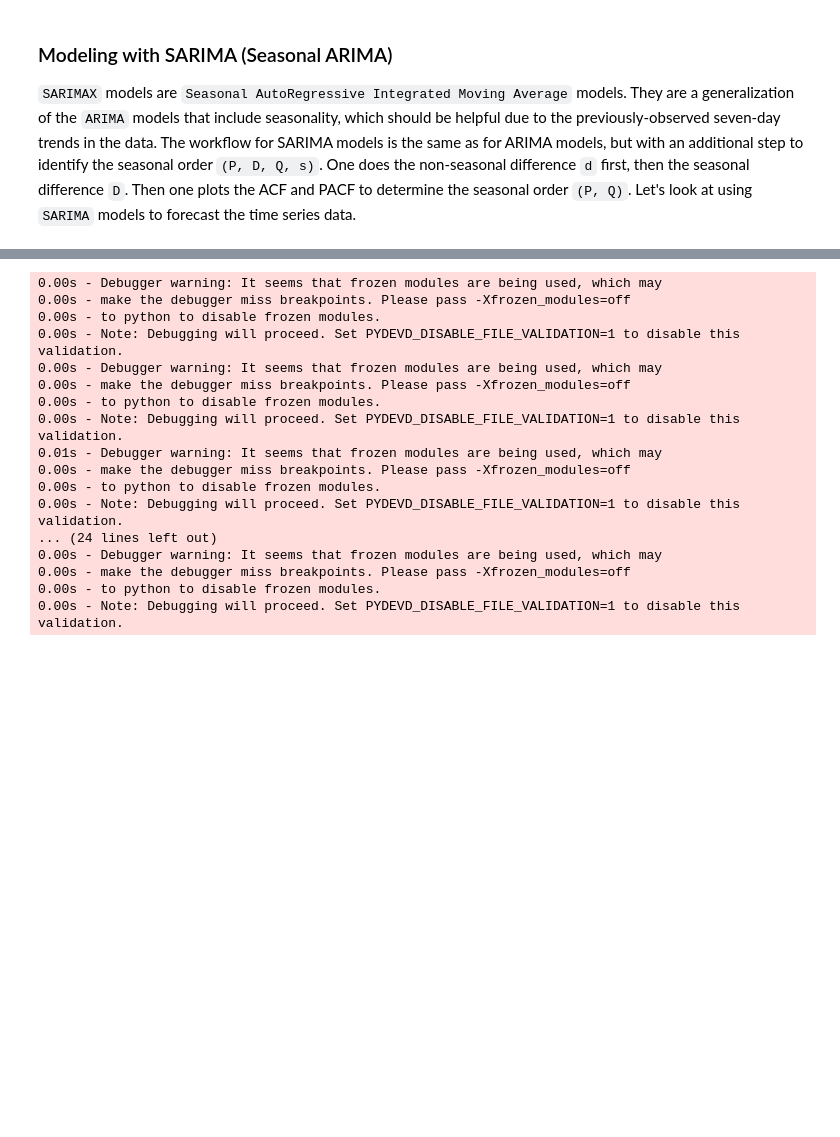
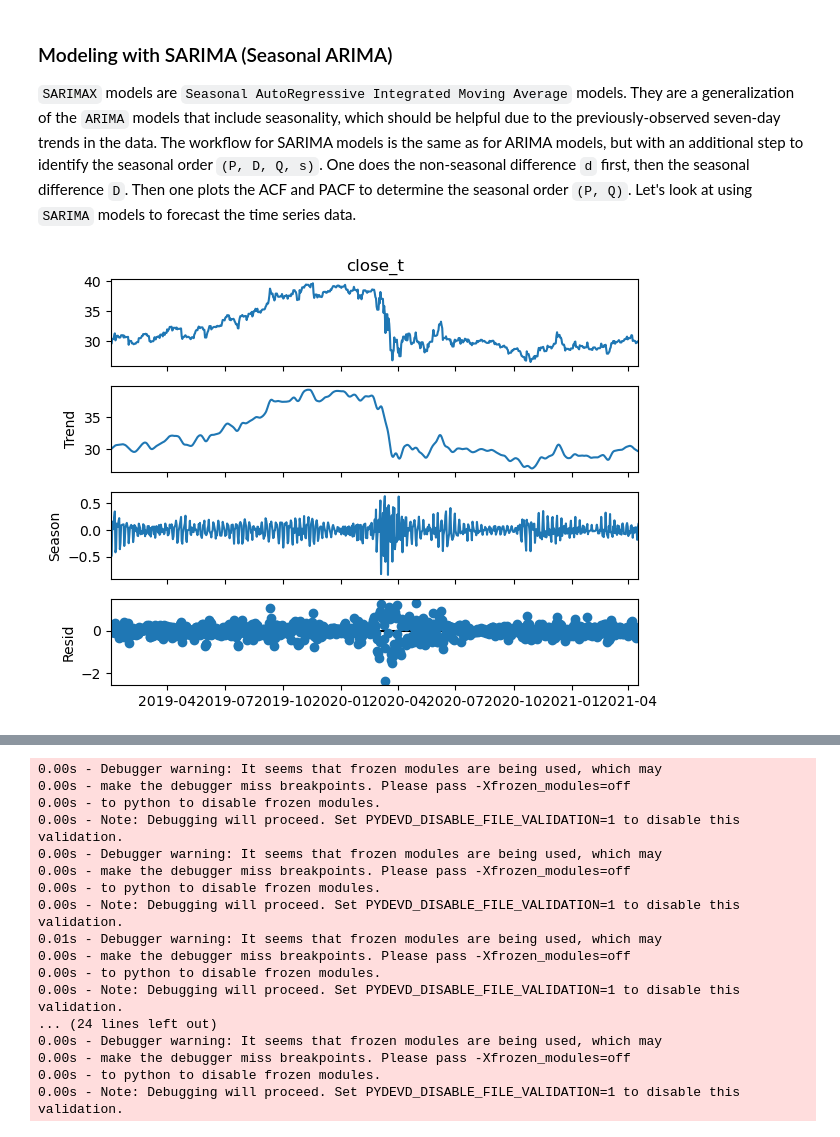
Before and after one commit to tacotuesday/time-series-stock-forecasting, a Jupyter notebook: 02-traditional-analysis/notebooks/traditional_analysis.ipynb, the cells around one changed output, grey strips where cells are left out. Saved outputs shown, nothing was run; the diff lists cells and outputs as text; code cells hidden in the pictures; blank space fills up the shorter version.

Commit message:
Metadata updates, added STL and seasonal plots, added SARIMA optimization and model diagnostics, added Ljung-Box SARIMA results

```diff
--- a/02-traditional-analysis/notebooks/traditional_analysis.ipynb
+++ b/02-traditional-analysis/notebooks/traditional_analysis.ipynb
@@ -633,3 +633,13 @@ plt.show()
 # %% [markdown]
 ### Modeling with SARIMA (Seasonal ARIMA)
 `SARIMAX` models are `Seasonal AutoRegressive Integrated Moving Average` models. They are a generalization of the `ARIMA` models that include seasonality, which should be helpful due to the previously-observed seven-day trends in the data. The workflow for SARIMA models is the same as for ARIMA models, but with an additional step to identify the seasonal order `(P, D, Q, s)`. One does the non-seasonal difference `d` first, then the seasonal difference `D`. Then one plots the ACF and PACF to determine the seasonal order `(P, Q)`. Let's look at using `SARIMA` models to forecast the time series data.
+# %%
+# Perform STL decomposition on the AT&T dataset
+t_stl = STL(t_arima_train, period=7)
+t_stl = t_stl.fit()
+
+# Plot the decomposition
+t_stl.plot()
+plt.show()
+# %% [output]
+[figure, added]
```
Also changed, not shown: parts of 7 cells of this notebook.
